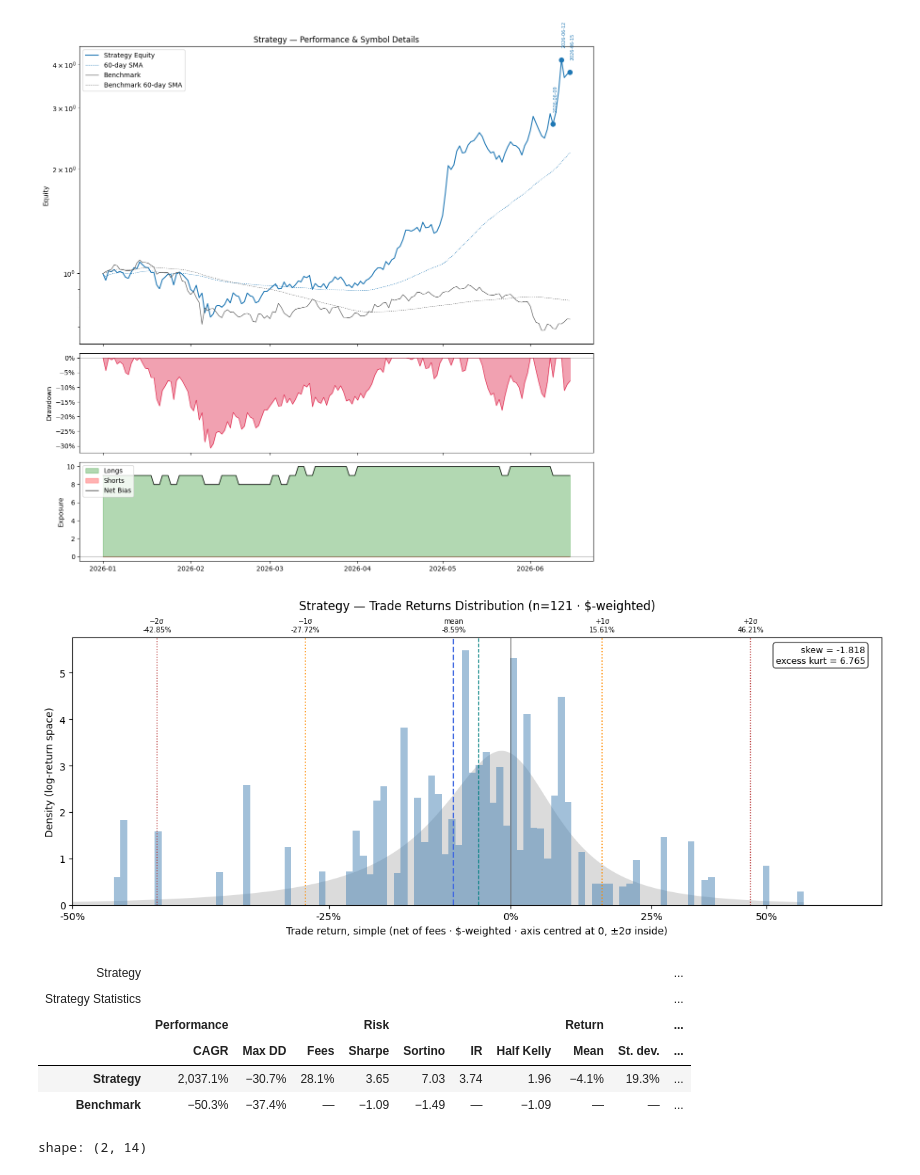
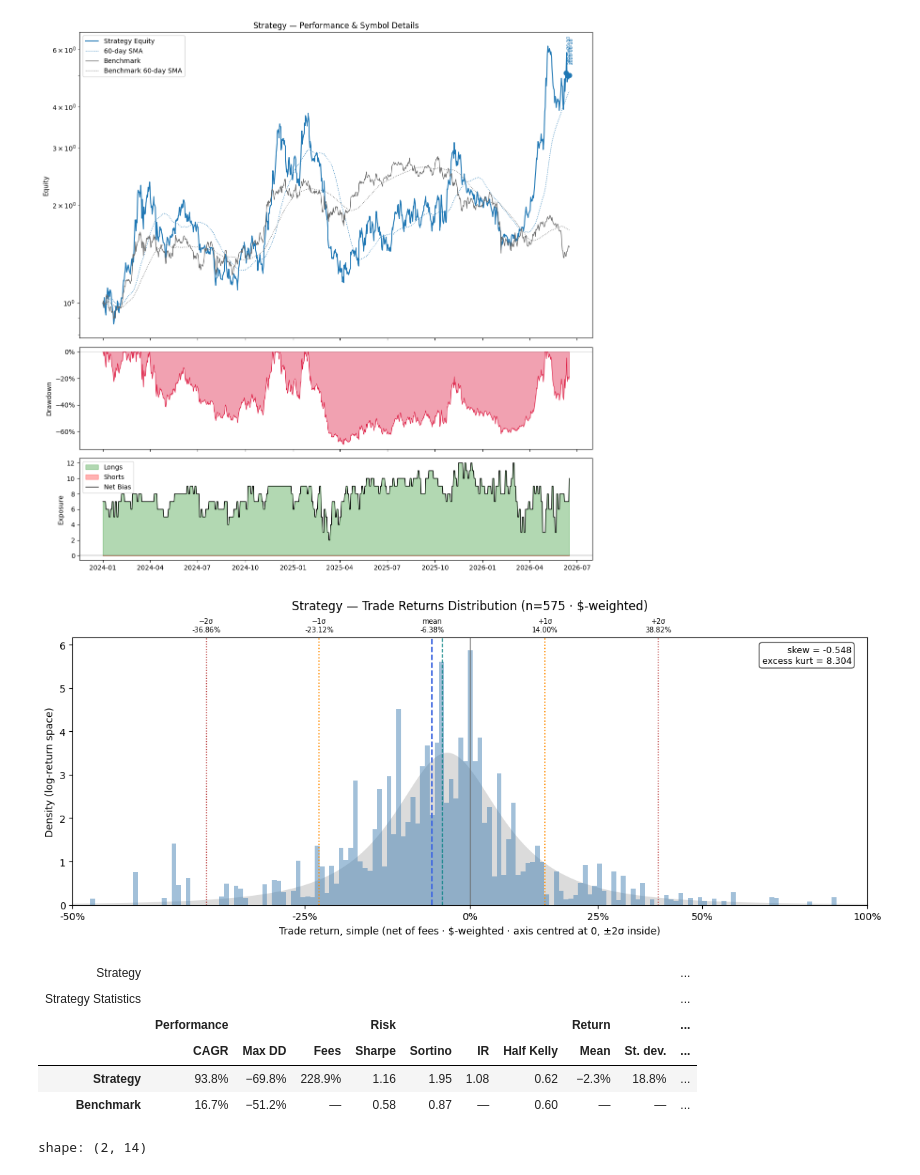
Before and after one commit to flanfly/studies, a Jupyter notebook: crypto-momentum-prod-v1.ipynb, the cells around one changed output. Saved outputs shown, nothing was run; the diff lists cells and outputs as text; code cells hidden in the pictures.

```diff
--- a/crypto-momentum-prod-v1.ipynb
+++ b/crypto-momentum-prod-v1.ipynb
@@ -1,10 +1,10 @@
 # %%
 days_holding = "3"
-top_percentile = "0.95"
+top_percentile = "0.93"
 bottom_percentile = "0.00"
 days_momentum_score = "40"
 days_momentum_gate = ""
-min_volume = "1_000_000"
+min_volume = "500_000"
 # %%
 days_holding_P = int(days_holding)
 top_percentile_P = float(top_percentile)
@@ -52,16 +52,13 @@ diff = [
 ]
 
 df = (
-    pl.read_parquet("polarity/latest-data.parquet")
-    .filter(pl.col('asset').is_in(diff).not_())
-    .rename(
-        {
-            "asset": "symbol",
-            "price": "close",
-            'ts':'ts',
-        }
-    )
-    .with_columns(ts=pl.col("ts").dt.cast_time_unit("us"))
+    pl.read_parquet("live/klines.parquet")
+    .join(pl.read_parquet("polarity/latest-data.parquet").select(base=pl.col('asset')).unique(), on='base')
+    .with_columns(ts=pl.col("open_ts").dt.cast_time_unit("us"))
+    .sort(["base", "ts", "exchange", "quote"])
+    .group_by(["base", "ts"])
+    .last()
+    .with_columns(symbol=pl.col('base'))
     .sort(["symbol", "ts"])
     .with_columns(**{
         f'mom{n}': pl.col("close").pct_change(n).over("symbol")
@@ -72,10 +69,10 @@ df = (
             pl.col(f"mom{days_momentum_score_P}").rank(method="ordinal").over("ts")
             / pl.col(f"mom{days_momentum_score_P}").count().over("ts")
         ),
-        volume=pl.col('total_volume').rolling_mean(days_holding_P).over('symbol'),
+        volume=pl.col('quote_volume').rolling_mean(days_holding_P).over('symbol'),
     )
     .sort("ts")
-    .filter(pl.col("ts") .dt.year() >= 2026)
+    .filter(pl.col("ts") .dt.year() >= 2024)
     .drop_nulls(['volume'])
 )
 
@@ -98,41 +95,41 @@ class Alpha(bt.AlphaModel):
         ] + [
             bt.Signal(r['symbol'], False, 1-r['rank'])
             for r in s.iter_rows(named=True)
         ]
 
 if len(days_momentum_gate_P) > 0:
     long_gate_expr = fc.reduce(operator.or_, [pl.col(f'mom{n}') > 0 for n in days_momentum_gate_P]) & (pl.col('mkt') > -0.0)
     short_gate_expr = fc.reduce(operator.and_, [pl.col(f'mom{n}') < 0 for n in days_momentum_gate_P]) & (pl.col('mkt') < -0.15)
 else:
     long_gate_expr = pl.lit(True)
     short_gate_expr = pl.lit(True)
 
 
 test = bt.Backtest(
     bt.Manual(df),
     alpha=Alpha(
         long_expr=(pl.col("rank") >= top_percentile_P) & long_gate_expr & (pl.col('volume') > min_volume_P),
         short_expr=(
             (pl.col("rank") <= bottom_percentile_P) & short_gate_expr & (pl.col('volume') > min_volume_P)
             if bottom_percentile_P is not None
             else pl.lit(False)
         ),
     ),
     benchmark="btc",
     period=days_holding_P,
 )
 
 test.run()
 test.report(plot=True)
 # %% [output]
-[figure, old version]
+[figure, new version]
-[figure, old version]
+[figure, new version]
 | Strategy |  |  |  |  |  |  |  |  |  | ... |
 | Strategy Statistics |  |  |  |  |  |  |  |  |  | ... |
 |  | Performance |  |  | Risk |  |  |  | Return |  | ... |
 |  | CAGR | Max DD | Fees | Sharpe | Sortino | IR | Half Kelly | Mean | St. dev. | ... |
-| Strategy | 2,037.1% | −30.7% | 28.1% | 3.65 | 7.03 | 3.74 | 1.96 | −4.1% | 19.3% | ... |
-| Benchmark | −50.3% | −37.4% | — | −1.09 | −1.49 | — | −1.09 | — | — | ... |
+| Strategy | 93.8% | −69.8% | 228.9% | 1.16 | 1.95 | 1.08 | 0.62 | −2.3% | 18.8% | ... |
+| Benchmark | 16.7% | −51.2% | — | 0.58 | 0.87 | — | 0.60 | — | — | ... |
 shape: (2, 14)
 | Statistic | CAGR | Sharpe | Sortino | IR | Half Kelly | Max DD | Fees | return_mean | return_stdev | ... |
 | str | f64 | f64 | f64 | f64 | f64 | f64 | f64 | f64 | f64 | ... |
```
Also changed, not shown: parts of 3 cells of this notebook, 28 other files.
